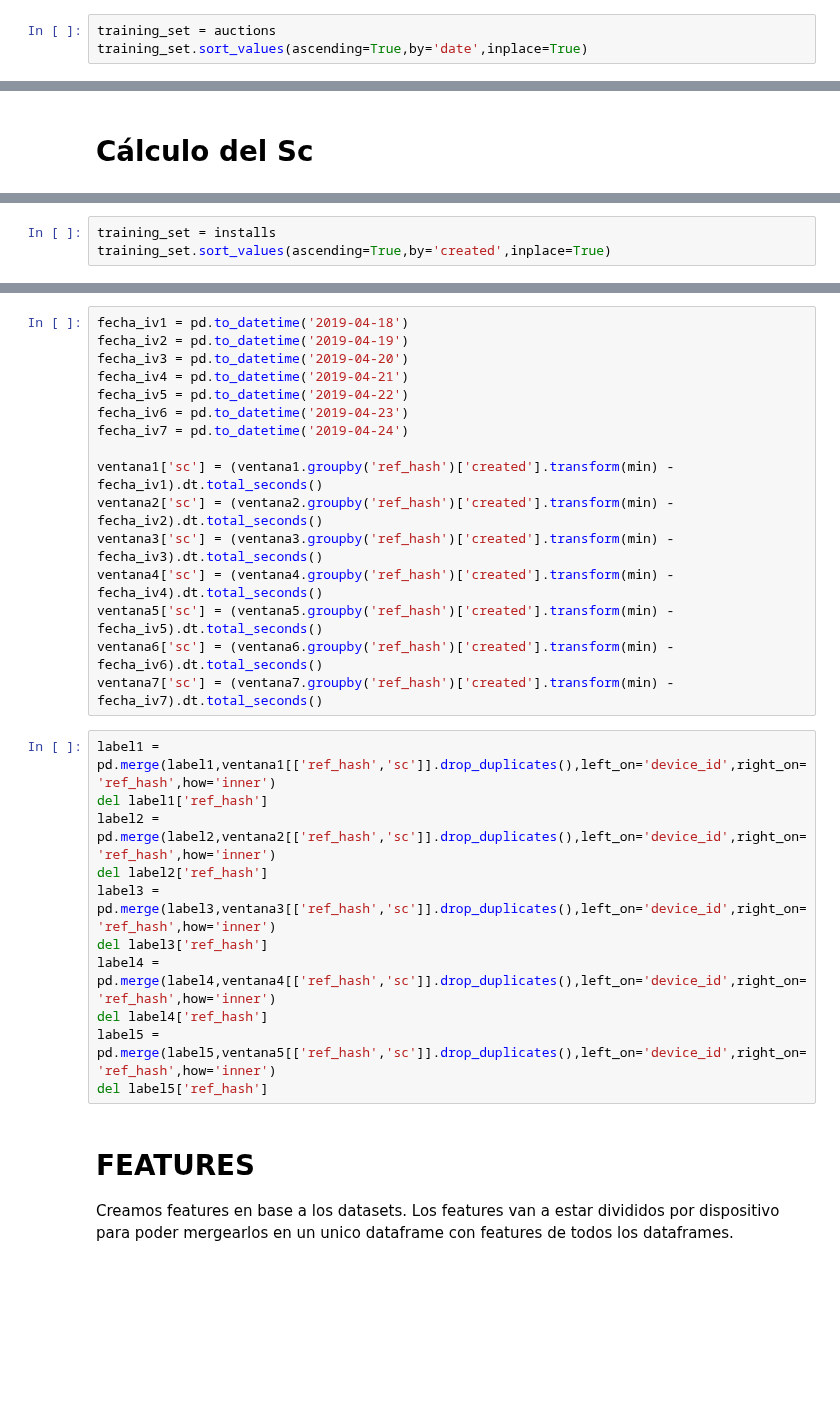
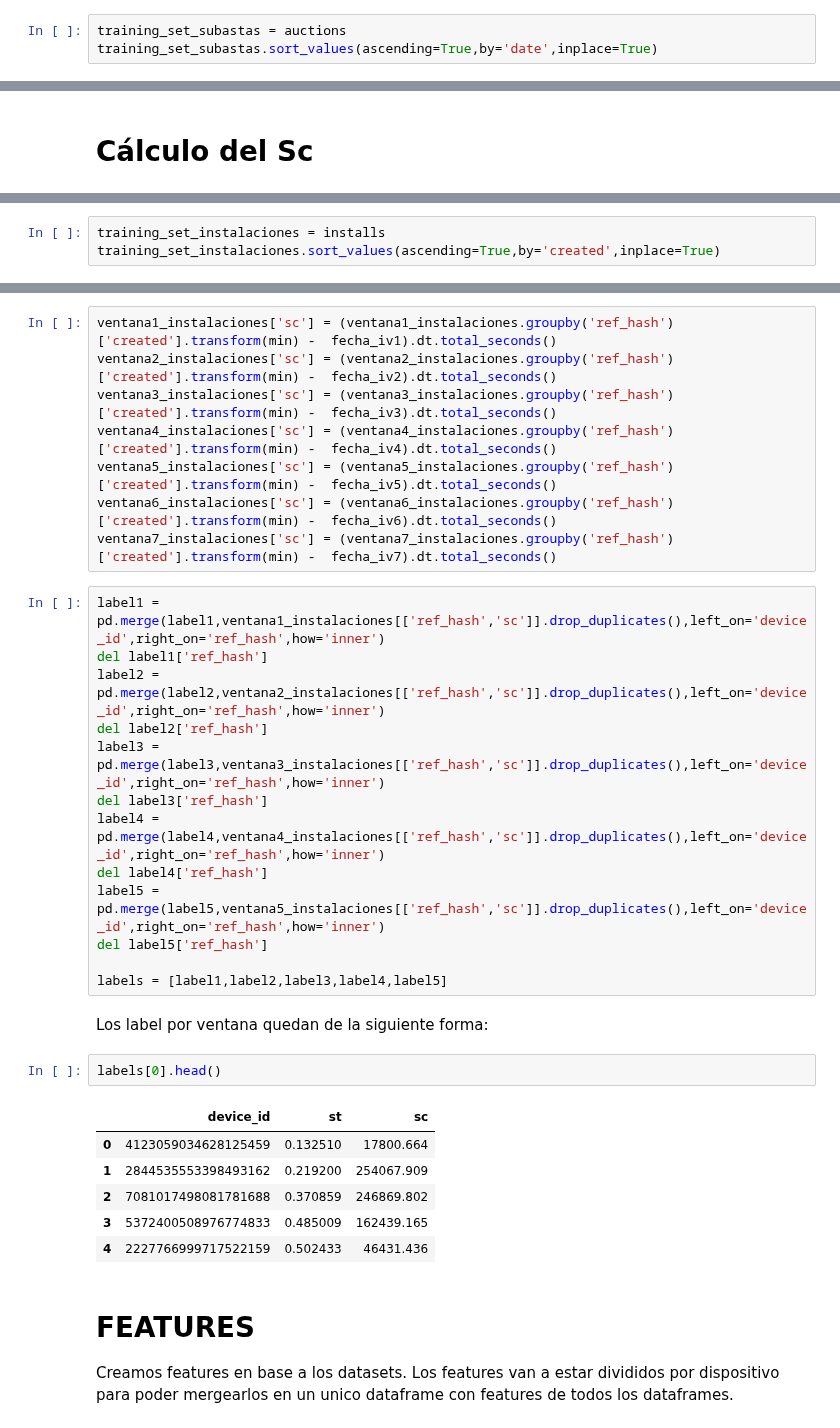
Before and after one commit to alepenaa94/Datos_2019_tp2, a Jupyter notebook: Algoritmos_ML/Features.ipynb, the cells around one changed output, grey strips where cells are left out. Cells and saved outputs as stored; diff of their text form; blank space fills up the shorter version.

Commit message:
Arreglo joins y arreglo formato de features

```diff
--- a/Algoritmos_ML/Features.ipynb
+++ b/Algoritmos_ML/Features.ipynb
@@ -39,4 +41,4 @@ Limpieza_Events = '"{}"'.format(os.path.join(current_folder, '..', 'Notebook_lim
 # %%
-training_set = auctions
-training_set.sort_values(ascending=True,by='date',inplace=True)
+training_set_subastas = auctions
+training_set_subastas.sort_values(ascending=True,by='date',inplace=True)
 # %%
@@ -75,4 +79,4 @@ label5 = ventana5[['device_id','st']].drop_duplicates()
 # %%
-training_set = installs
-training_set.sort_values(ascending=True,by='created',inplace=True)
+training_set_instalaciones = installs
+training_set_instalaciones.sort_values(ascending=True,by='created',inplace=True)
 # %%
@@ -87,30 +91,35 @@ ventana7 = training_set.loc[(training_set['created'] > pd.to_datetime('2019-04-2
 # %%
-fecha_iv1 = pd.to_datetime('2019-04-18')
-fecha_iv2 = pd.to_datetime('2019-04-19')
-fecha_iv3 = pd.to_datetime('2019-04-20')
-fecha_iv4 = pd.to_datetime('2019-04-21')
-fecha_iv5 = pd.to_datetime('2019-04-22')
-fecha_iv6 = pd.to_datetime('2019-04-23')
-fecha_iv7 = pd.to_datetime('2019-04-24')
-
-ventana1['sc'] = (ventana1.groupby('ref_hash')['created'].transform(min) -  fecha_iv1).dt.total_seconds()
-ventana2['sc'] = (ventana2.groupby('ref_hash')['created'].transform(min) -  fecha_iv2).dt.total_seconds()
-ventana3['sc'] = (ventana3.groupby('ref_hash')['created'].transform(min) -  fecha_iv3).dt.total_seconds()
-ventana4['sc'] = (ventana4.groupby('ref_hash')['created'].transform(min) -  fecha_iv4).dt.total_seconds()
-ventana5['sc'] = (ventana5.groupby('ref_hash')['created'].transform(min) -  fecha_iv5).dt.total_seconds()
-ventana6['sc'] = (ventana6.groupby('ref_hash')['created'].transform(min) -  fecha_iv6).dt.total_seconds()
-ventana7['sc'] = (ventana7.groupby('ref_hash')['created'].transform(min) -  fecha_iv7).dt.total_seconds()
+ventana1_instalaciones['sc'] = (ventana1_instalaciones.groupby('ref_hash')['created'].transform(min) -  fecha_iv1).dt.total_seconds()
+ventana2_instalaciones['sc'] = (ventana2_instalaciones.groupby('ref_hash')['created'].transform(min) -  fecha_iv2).dt.total_seconds()
+ventana3_instalaciones['sc'] = (ventana3_instalaciones.groupby('ref_hash')['created'].transform(min) -  fecha_iv3).dt.total_seconds()
+ventana4_instalaciones['sc'] = (ventana4_instalaciones.groupby('ref_hash')['created'].transform(min) -  fecha_iv4).dt.total_seconds()
+ventana5_instalaciones['sc'] = (ventana5_instalaciones.groupby('ref_hash')['created'].transform(min) -  fecha_iv5).dt.total_seconds()
+ventana6_instalaciones['sc'] = (ventana6_instalaciones.groupby('ref_hash')['created'].transform(min) -  fecha_iv6).dt.total_seconds()
+ventana7_instalaciones['sc'] = (ventana7_instalaciones.groupby('ref_hash')['created'].transform(min) -  fecha_iv7).dt.total_seconds()
 # %%
-label1 = pd.merge(label1,ventana1[['ref_hash','sc']].drop_duplicates(),left_on='device_id',right_on='ref_hash',how='inner')
+label1 = pd.merge(label1,ventana1_instalaciones[['ref_hash','sc']].drop_duplicates(),left_on='device_id',right_on='ref_hash',how='inner')
 del label1['ref_hash']
-label2 = pd.merge(label2,ventana2[['ref_hash','sc']].drop_duplicates(),left_on='device_id',right_on='ref_hash',how='inner')
+label2 = pd.merge(label2,ventana2_instalaciones[['ref_hash','sc']].drop_duplicates(),left_on='device_id',right_on='ref_hash',how='inner')
 del label2['ref_hash']
-label3 = pd.merge(label3,ventana3[['ref_hash','sc']].drop_duplicates(),left_on='device_id',right_on='ref_hash',how='inner')
+label3 = pd.merge(label3,ventana3_instalaciones[['ref_hash','sc']].drop_duplicates(),left_on='device_id',right_on='ref_hash',how='inner')
 del label3['ref_hash']
-label4 = pd.merge(label4,ventana4[['ref_hash','sc']].drop_duplicates(),left_on='device_id',right_on='ref_hash',how='inner')
+label4 = pd.merge(label4,ventana4_instalaciones[['ref_hash','sc']].drop_duplicates(),left_on='device_id',right_on='ref_hash',how='inner')
 del label4['ref_hash']
-label5 = pd.merge(label5,ventana5[['ref_hash','sc']].drop_duplicates(),left_on='device_id',right_on='ref_hash',how='inner')
+label5 = pd.merge(label5,ventana5_instalaciones[['ref_hash','sc']].drop_duplicates(),left_on='device_id',right_on='ref_hash',how='inner')
 del label5['ref_hash']
+
+labels = [label1,label2,label3,label4,label5]
+# %% [markdown]
+Los label por ventana quedan de la siguiente forma:
+# %%
+labels[0].head()
+# %% [output]
+|  | device_id | st | sc |
+| 0 | 4123059034628125459 | 0.132510 | 17800.664 |
+| 1 | 2844535553398493162 | 0.219200 | 254067.909 |
+| 2 | 7081017498081781688 | 0.370859 | 246869.802 |
+| 3 | 5372400508976774833 | 0.485009 | 162439.165 |
+| 4 | 2227766999717522159 | 0.502433 | 46431.436 |
 # %% [markdown]
 # FEATURES
 Creamos features en base a los datasets. Los features van a estar divididos por dispositivo para poder mergearlos en un unico dataframe con features de todos los dataframes.
```
Also changed, not shown: parts of 31 cells of this notebook, 1 other file.
